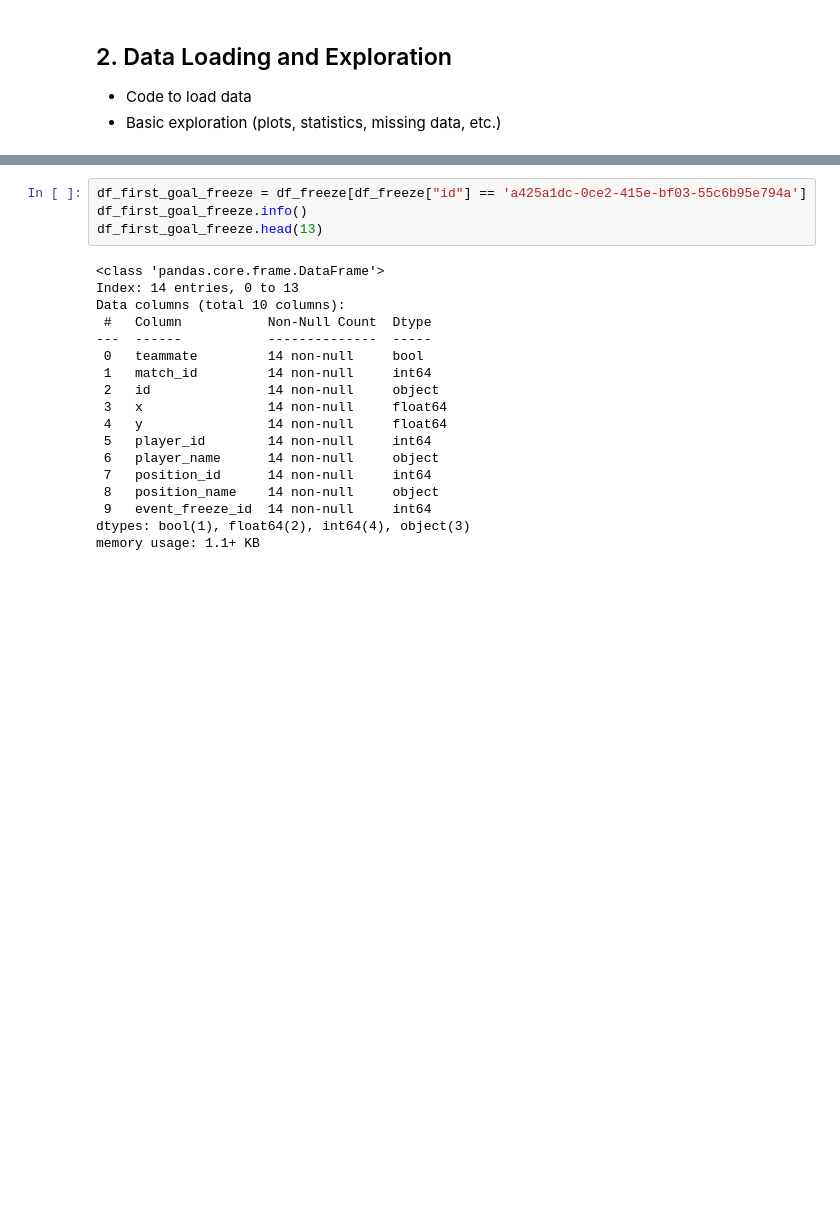
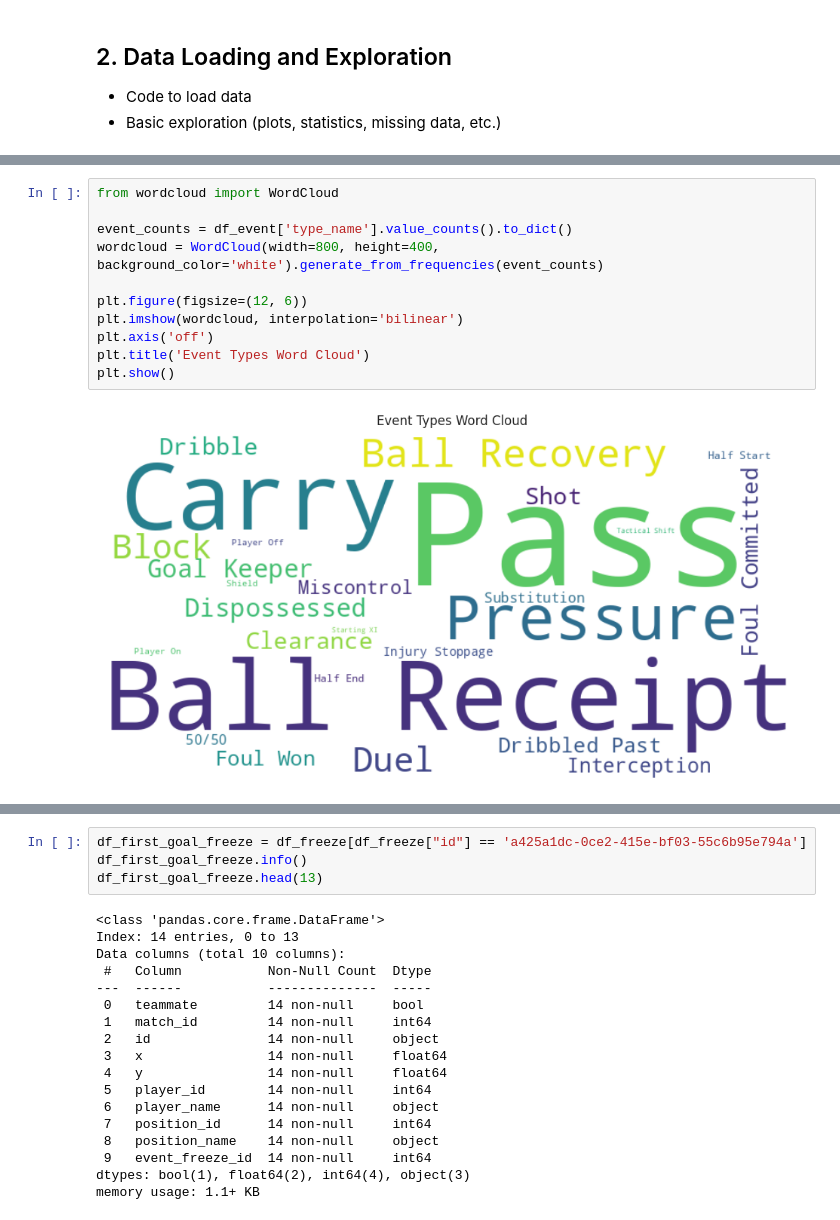
Before and after one commit to IvaroEkel/Probabilistic-Machine-Learning_lecture-PROJECTS, a Jupyter notebook: projects/08-1SHXXXX_football_analytics/notebooks/data_loading_and_exploration.ipynb, the cells around one changed output, grey strips where cells are left out. Saved outputs shown, nothing was run; the diff lists cells and outputs as text; blank space fills up the shorter version.

```diff
--- a/projects/08-1SHXXXX_football_analytics/notebooks/data_loading_and_exploration.ipynb
+++ b/projects/08-1SHXXXX_football_analytics/notebooks/data_loading_and_exploration.ipynb
@@ -260,0 +206,13 @@ shot_df_reduced.head(50)
+# %%
+from wordcloud import WordCloud
+
+event_counts = df_event['type_name'].value_counts().to_dict()
+wordcloud = WordCloud(width=800, height=400, background_color='white').generate_from_frequencies(event_counts)
+
+plt.figure(figsize=(12, 6))
+plt.imshow(wordcloud, interpolation='bilinear')
+plt.axis('off')
+plt.title('Event Types Word Cloud')
+plt.show()
+# %% [output]
+[figure, added]
```
Also changed, not shown: parts of 31 cells of this notebook.
